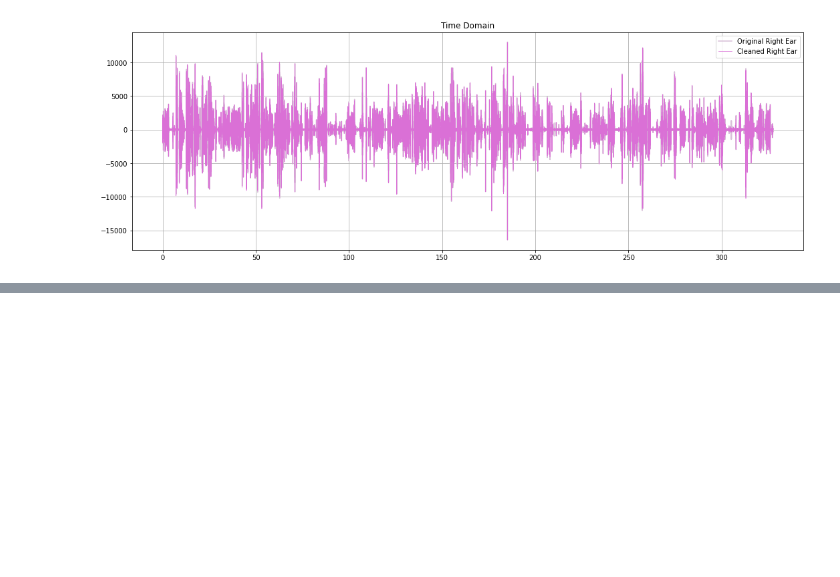
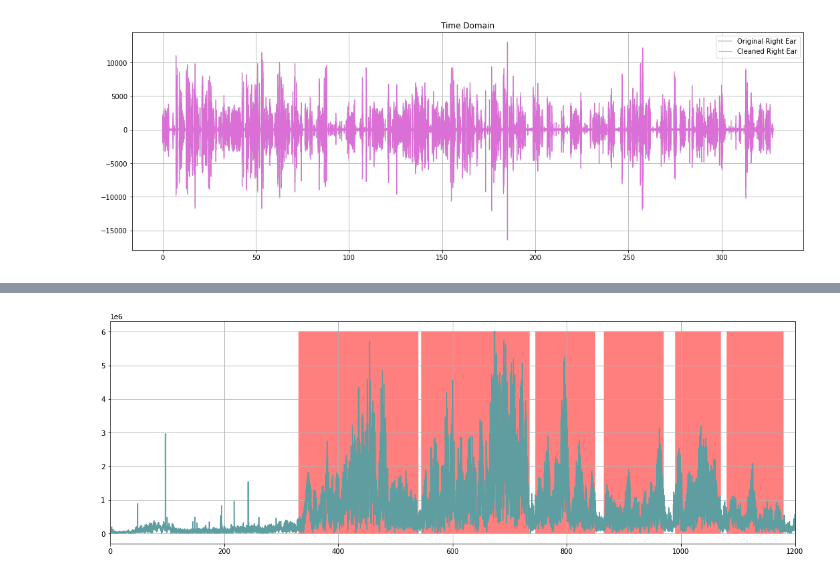
Before and after one commit to suhavni/ssm, a Jupyter notebook: Homework/Homework 3.5.ipynb, the cells around one changed output, grey strips where cells are left out. Saved outputs shown, nothing was run; the diff lists cells and outputs as text; code cells hidden in the pictures; blank space fills up the shorter version.

```diff
--- a/Homework/Homework 3.5.ipynb
+++ b/Homework/Homework 3.5.ipynb
@@ -228,0 +274,17 @@ plt.legend()
+# %%
+mask1 = np.where(np.logical_and(x_freq > 330, x_freq < 540), 1, 0)
+mask1 += np.where(np.logical_and(x_freq > 545, x_freq < 735), 1, 0)
+mask1 += np.where(np.logical_and(x_freq > 745, x_freq < 850), 1, 0)
+mask1 += np.where(np.logical_and(x_freq > 865, x_freq < 970), 1, 0)
+mask1 += np.where(np.logical_and(x_freq > 990, x_freq < 1070), 1, 0)
+mask1 += np.where(np.logical_and(x_freq > 1080, x_freq < 1180), 1, 0)
+
+plt.figure(figsize=(18,6))
+plt.xlim(0, 1200)
+
+max_y_left = np.max(np.abs(y_left_freq))
+plt.plot(x_freq, np.abs(y_left_freq), color='cadetblue')
+plt.fill_between(x_freq, [max_y_left*m for m in mask1], facecolor='red', alpha=0.5)
+plt.grid()
+# %% [output]
+[figure, added]
```
Also changed, not shown: parts of 17 cells of this notebook, 3 other files.
